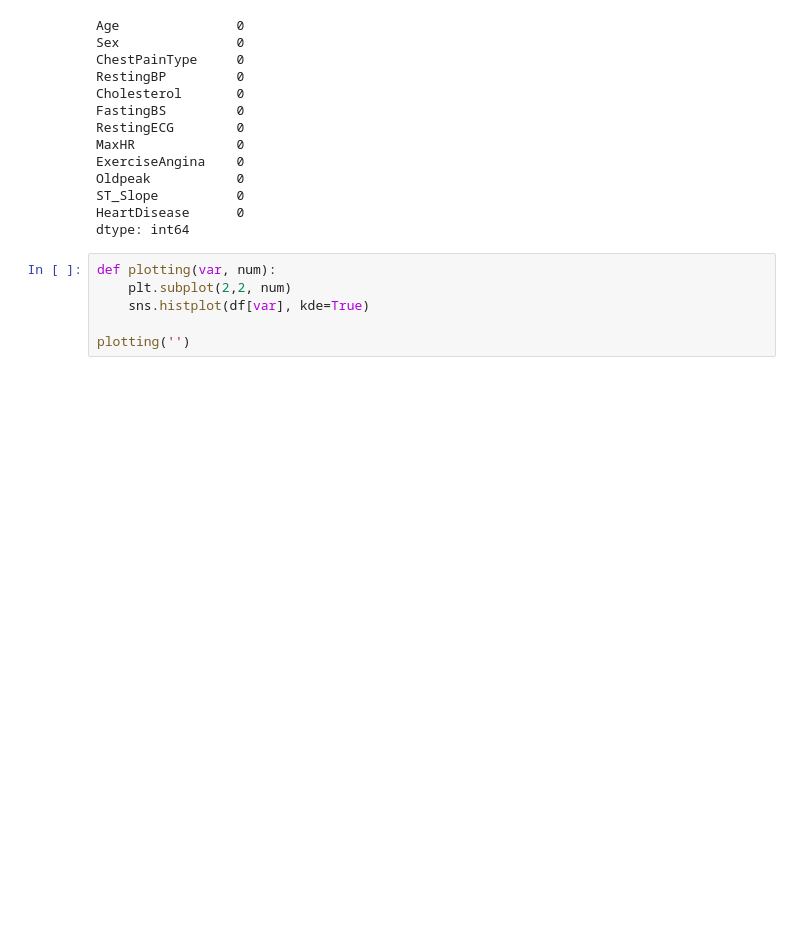
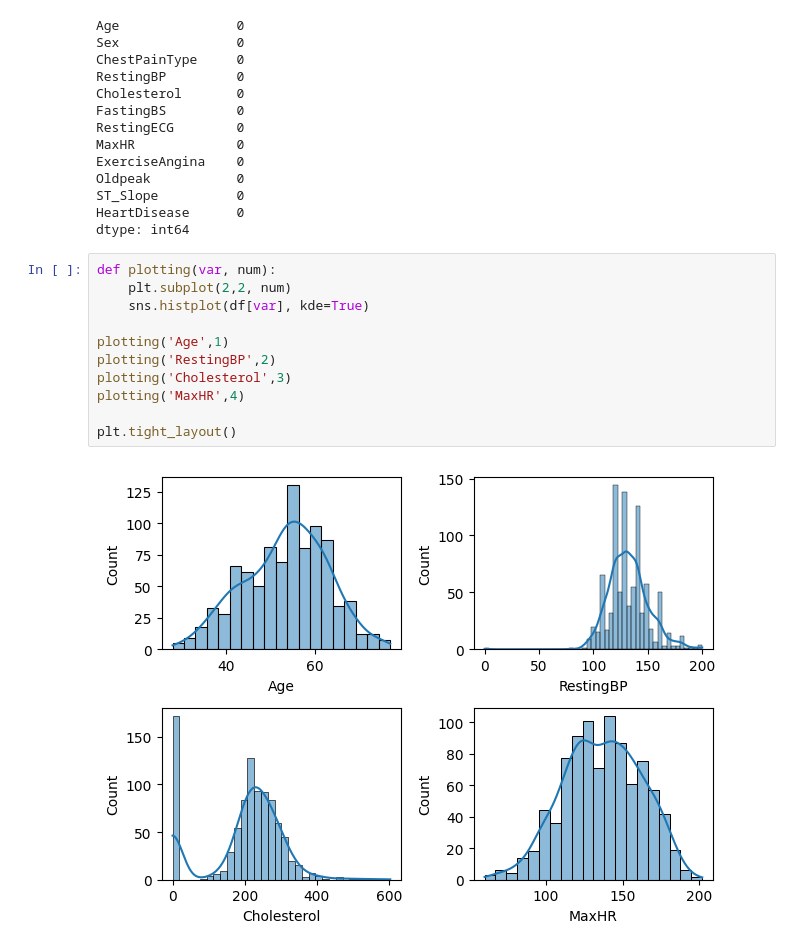
Before and after one commit to zeeshanazeem456/Learning-AI, a Jupyter notebook: Data Preprocessing/heart.ipynb, the cells around one changed output. Saved outputs shown, nothing was run; the diff lists cells and outputs as text; blank space fills up the shorter version.

```diff
--- a/Data Preprocessing/heart.ipynb
+++ b/Data Preprocessing/heart.ipynb
@@ -92,6 +92,13 @@ dtype: int64
 # %%
 def plotting(var, num):
     plt.subplot(2,2, num)
     sns.histplot(df[var], kde=True)
 
-plotting('')
+plotting('Age',1)
+plotting('RestingBP',2)
+plotting('Cholesterol',3)
+plotting('MaxHR',4)
+
+plt.tight_layout()
+# %% [output]
+[figure, added]
```
Also changed, not shown: parts of 9 cells of this notebook, 13 other files.
